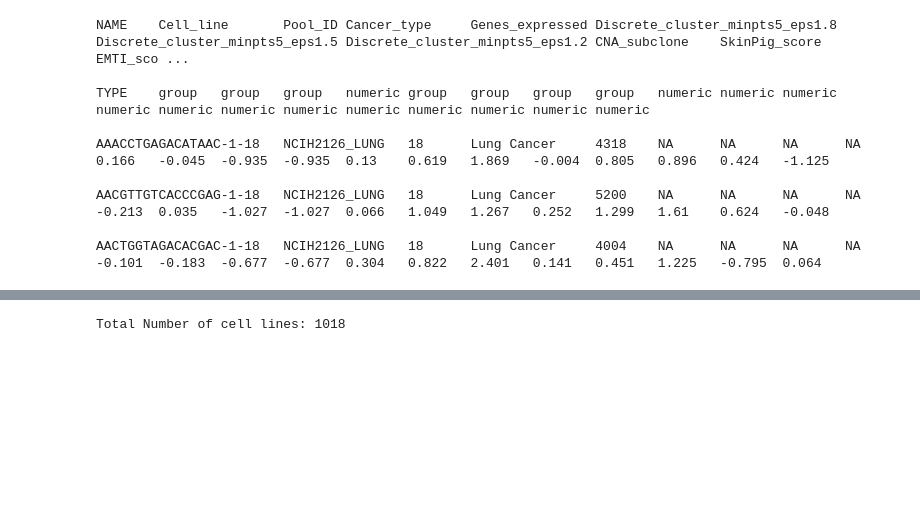
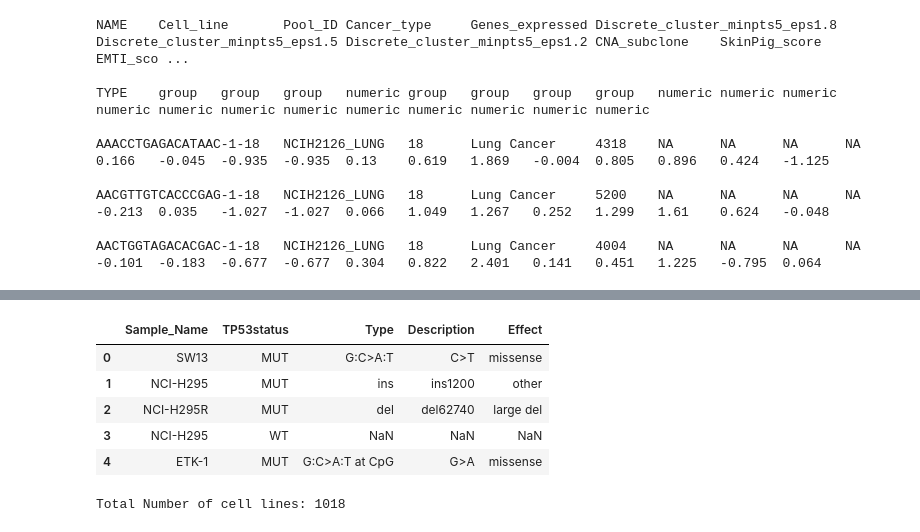
Before and after one commit to tommasoravasio/scRNAseq-GNN-multiclass-tp53, a Jupyter notebook: Data_exploration.ipynb, the cells around one changed output, grey strips where cells are left out. Saved outputs shown, nothing was run; the diff lists cells and outputs as text; code cells hidden in the pictures; blank space fills up the shorter version.

Commit message:
added mutation data exploration

```diff
--- a/import_data.ipynb
+++ b/Data_exploration.ipynb
@@ -25,3 +49,14 @@ meta_df = pd.read_csv("data/GSE157220/Metadata.txt", sep="\t", skiprows=[1])
+# %%
+#OLD DATA USED IN THE BINARY CLASSIFIER
+mut_df_3 = pd.read_csv("data/CellLineDownload_r21/CellLineDownload_r21.csv")
+mut_df_3[["Sample_Name","TP53status","Type","Description","Effect"]].head()
+# %% [output]
+|  | Sample_Name | TP53status | Type | Description | Effect |
+| 0 | SW13 | MUT | G:C>A:T | C>T | missense |
+| 1 | NCI-H295 | MUT | ins | ins1200 | other |
+| 2 | NCI-H295R | MUT | del | del62740 | large del |
+| 3 | NCI-H295 | WT | NaN | NaN | NaN |
+| 4 | ETK-1 | MUT | G:C>A:T at CpG | G>A | missense |
 # %%
 mutation_files = [
         'data/ccle_broad_2019/data_mutations.txt',
```
Also changed, not shown: parts of 7 cells of this notebook, 8 other files.
